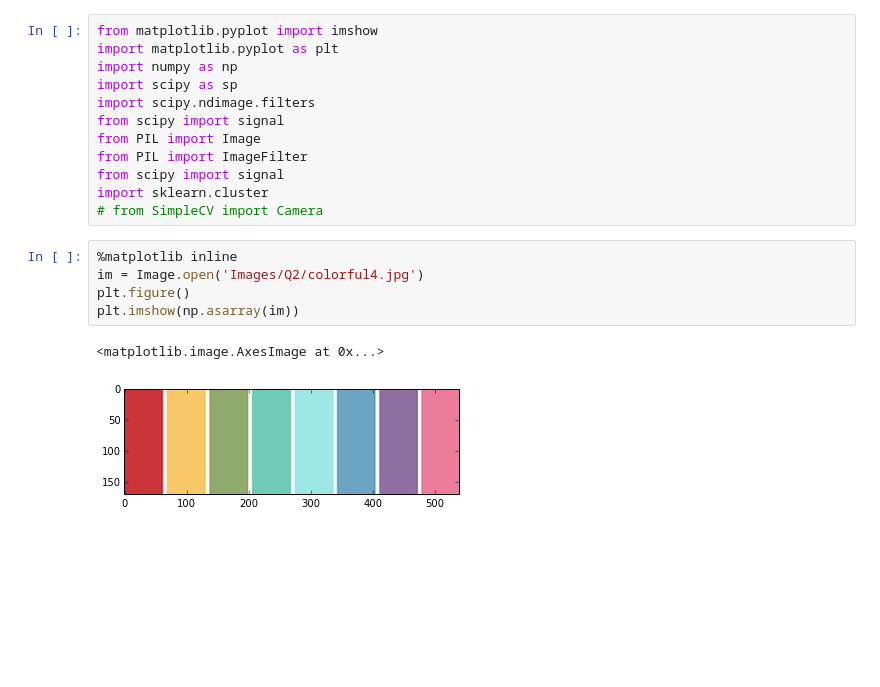
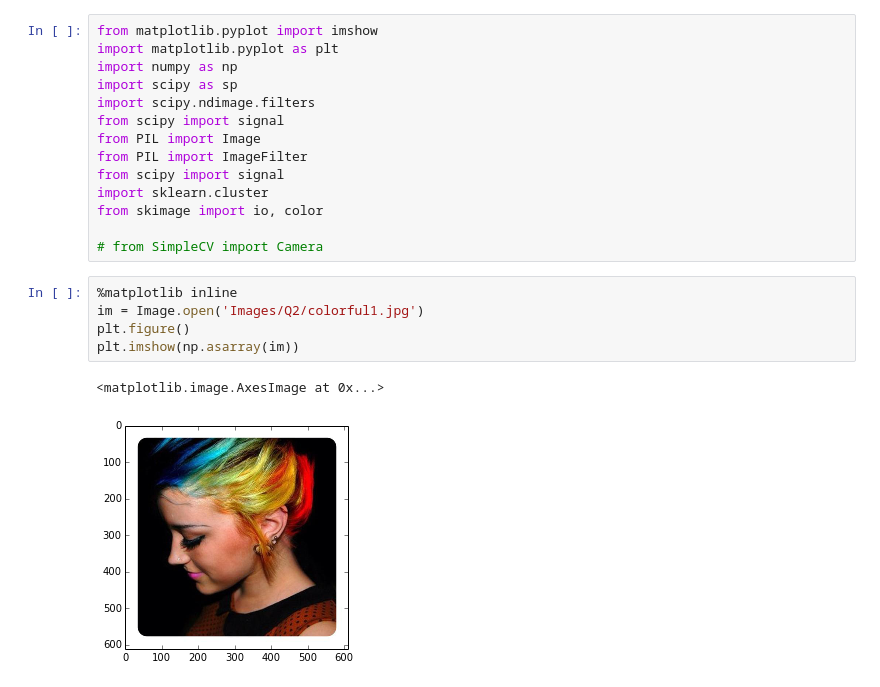
Before and after one commit to NCEghtebas/ComputerVisionCT, a Jupyter notebook: HW1/Q2.ipynb, the cells around one changed output. Drawn from its saved outputs; the diff is of its cells as text; blank space fills up the shorter version.

```diff
--- a/HW1/Q2.ipynb
+++ b/HW1/Q2.ipynb
@@ -9,13 +9,15 @@ from PIL import Image
 from PIL import ImageFilter
 from scipy import signal
 import sklearn.cluster
+from skimage import io, color
+
 # from SimpleCV import Camera
 # %%
 %matplotlib inline
-im = Image.open('Images/Q2/colorful4.jpg')
+im = Image.open('Images/Q2/colorful1.jpg')
 plt.figure()
 plt.imshow(np.asarray(im))
 # %% [output]
 <matplotlib.image.AxesImage at 0x...>
-[figure, old version]
+[figure, new version]
 # %%
```
Also changed, not shown: parts of 4 cells of this notebook.
